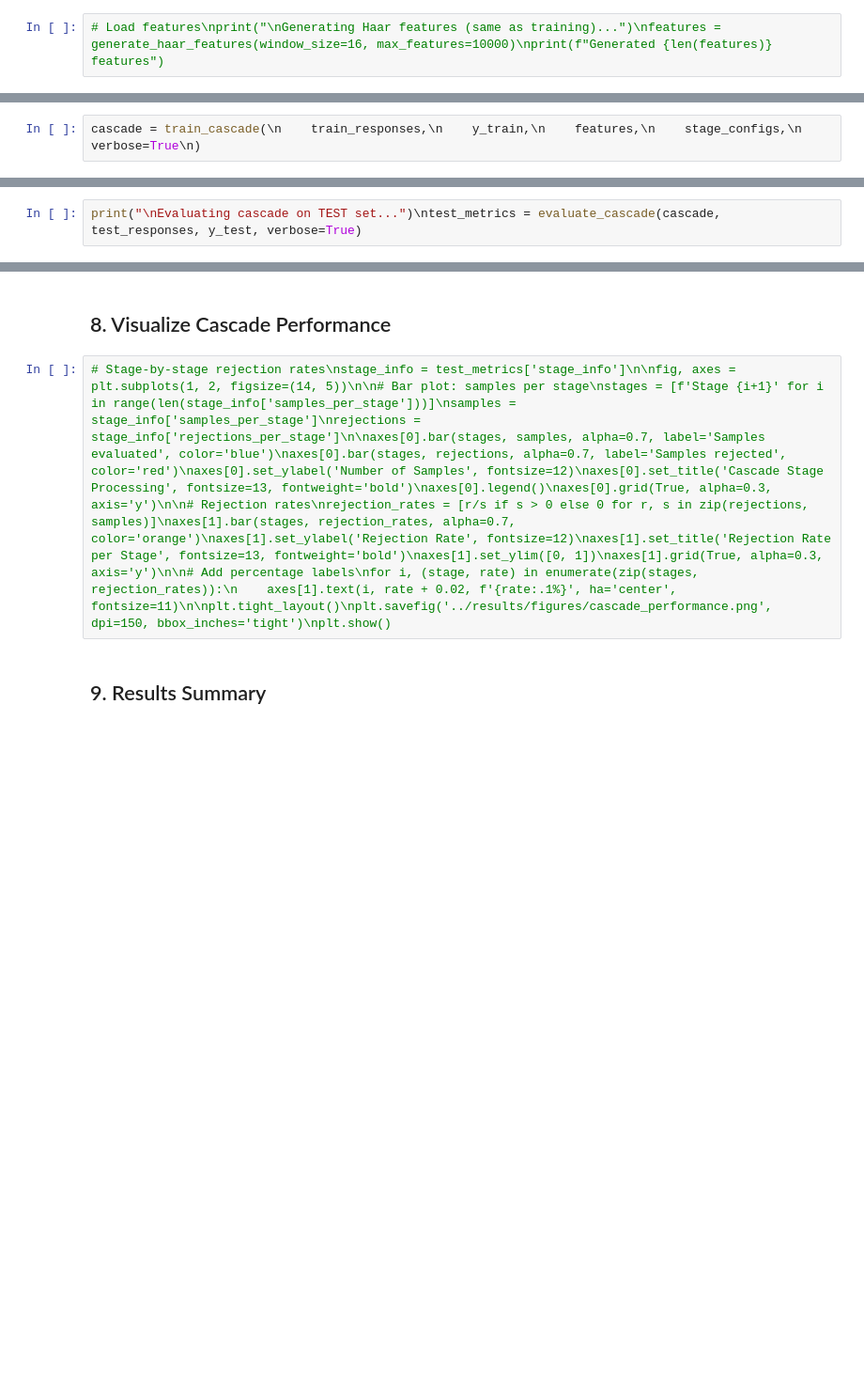
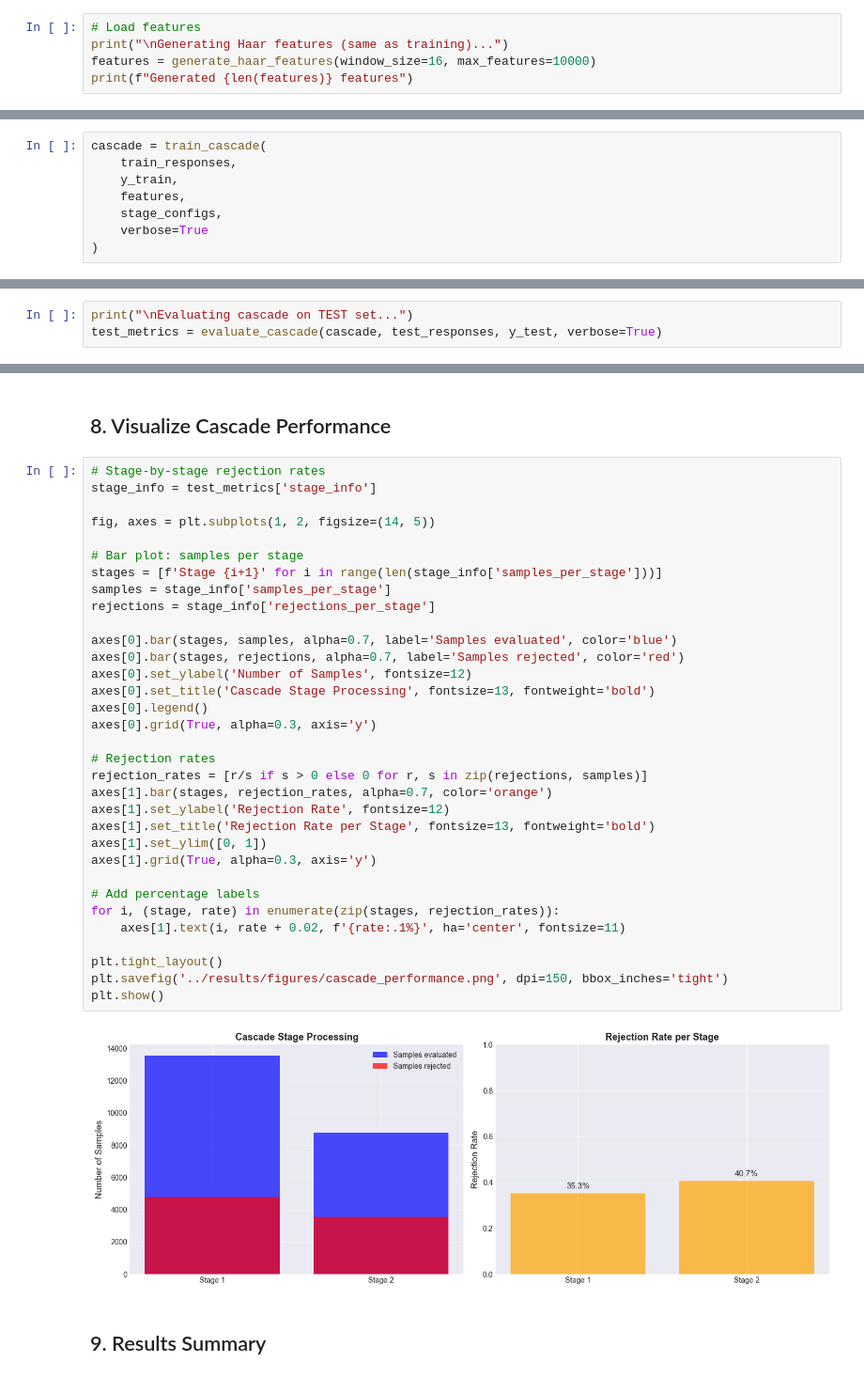
Before and after one commit to Unfortunate-Happenstance/ELL715_Assignment_5, a Jupyter notebook: notebooks/04_cascade_training.ipynb, the cells around one changed output, grey strips where cells are left out. Shown: that part at 94% size. Saved outputs shown, nothing was run; the diff lists cells and outputs as text; blank space fills up the shorter version.

```diff
--- a/notebooks/04_cascade_training.ipynb
+++ b/notebooks/04_cascade_training.ipynb
@@ -11,2 +77,5 @@ print("Loading dataset labels...")\n\n# Load training data\nwith open('../data/p
 # %%
-# Load features\nprint("\nGenerating Haar features (same as training)...")\nfeatures = generate_haar_features(window_size=16, max_features=10000)\nprint(f"Generated {len(features)} features")
+# Load features
+print("\nGenerating Haar features (same as training)...")
+features = generate_haar_features(window_size=16, max_features=10000)
+print(f"Generated {len(features)} features")
@@ -19,2 +121,8 @@ stage_configs = [\n    {\n        'T': 10,\n        'target_fpr': 0.5,    # Reje
 # %%
-cascade = train_cascade(\n    train_responses,\n    y_train,\n    features,\n    stage_configs,\n    verbose=True\n)
+cascade = train_cascade(
+    train_responses,
+    y_train,
+    features,
+    stage_configs,
+    verbose=True
+)
@@ -25,4 +170,5 @@ print("\nEvaluating cascade on TRAINING set...")\ntrain_metrics = evaluate_casca
 # %% [markdown]
 ## 5. Evaluate on Test Set
 # %%
-print("\nEvaluating cascade on TEST set...")\ntest_metrics = evaluate_cascade(cascade, test_responses, y_test, verbose=True)
+print("\nEvaluating cascade on TEST set...")
+test_metrics = evaluate_cascade(cascade, test_responses, y_test, verbose=True)
@@ -37,7 +248,40 @@ model_path = Path('../data/models/cascade_v1_2stage.pkl')\ncascade.save(model_pa
 # %% [markdown]
 ## 8. Visualize Cascade Performance
 # %%
-# Stage-by-stage rejection rates\nstage_info = test_metrics['stage_info']\n\nfig, axes = plt.subplots(1, 2, figsize=(14, 5))\n\n# Bar plot: samples per stage\nstages = [f'Stage {i+1}' for i in range(len(stage_info['samples_per_stage']))]\nsamples = stage_info['samples_per_stage']\nrejections = stage_info['rejections_per_stage']\n\naxes[0].bar(stages, samples, alpha=0.7, label='Samples evaluated', color='blue')\naxes[0].bar(stages, rejections, alpha=0.7, label='Samples rejected', color='red')\naxes[0].set_ylabel('Number of Samples', fontsize=12)\naxes[0].set_title('Cascade Stage Processing', fontsize=13, fontweight='bold')\naxes[0].legend()\naxes[0].grid(True, alpha=0.3, axis='y')\n\n# Rejection rates\nrejection_rates = [r/s if s > 0 else 0 for r, s in zip(rejections, samples)]\naxes[1].bar(stages, rejection_rates, alpha=0.7, color='orange')\naxes[1].set_ylabel('Rejection Rate', fontsize=12)\naxes[1].set_title('Rejection Rate per Stage', fontsize=13, fontweight='bold')\naxes[1].set_ylim([0, 1])\naxes[1].grid(True, alpha=0.3, axis='y')\n\n# Add percentage labels\nfor i, (stage, rate) in enumerate(zip(stages, rejection_rates)):\n    axes[1].text(i, rate + 0.02, f'{rate:.1%}', ha='center', fontsize=11)\n\nplt.tight_layout()\nplt.savefig('../results/figures/cascade_performance.png', dpi=150, bbox_inches='tight')\nplt.show()
+# Stage-by-stage rejection rates
+stage_info = test_metrics['stage_info']
+
+fig, axes = plt.subplots(1, 2, figsize=(14, 5))
+
+# Bar plot: samples per stage
+stages = [f'Stage {i+1}' for i in range(len(stage_info['samples_per_stage']))]
+samples = stage_info['samples_per_stage']
+rejections = stage_info['rejections_per_stage']
+
+axes[0].bar(stages, samples, alpha=0.7, label='Samples evaluated', color='blue')
+axes[0].bar(stages, rejections, alpha=0.7, label='Samples rejected', color='red')
+axes[0].set_ylabel('Number of Samples', fontsize=12)
+axes[0].set_title('Cascade Stage Processing', fontsize=13, fontweight='bold')
+axes[0].legend()
+axes[0].grid(True, alpha=0.3, axis='y')
+
+# Rejection rates
+rejection_rates = [r/s if s > 0 else 0 for r, s in zip(rejections, samples)]
+axes[1].bar(stages, rejection_rates, alpha=0.7, color='orange')
+axes[1].set_ylabel('Rejection Rate', fontsize=12)
+axes[1].set_title('Rejection Rate per Stage', fontsize=13, fontweight='bold')
+axes[1].set_ylim([0, 1])
+axes[1].grid(True, alpha=0.3, axis='y')
+
+# Add percentage labels
+for i, (stage, rate) in enumerate(zip(stages, rejection_rates)):
+    axes[1].text(i, rate + 0.02, f'{rate:.1%}', ha='center', fontsize=11)
+
+plt.tight_layout()
+plt.savefig('../results/figures/cascade_performance.png', dpi=150, bbox_inches='tight')
+plt.show()
+# %% [output]
+[figure, added]
 # %% [markdown]
 ## 9. Results Summary
 # %%
```
Also changed, not shown: parts of 15 cells of this notebook, 1 other file.
